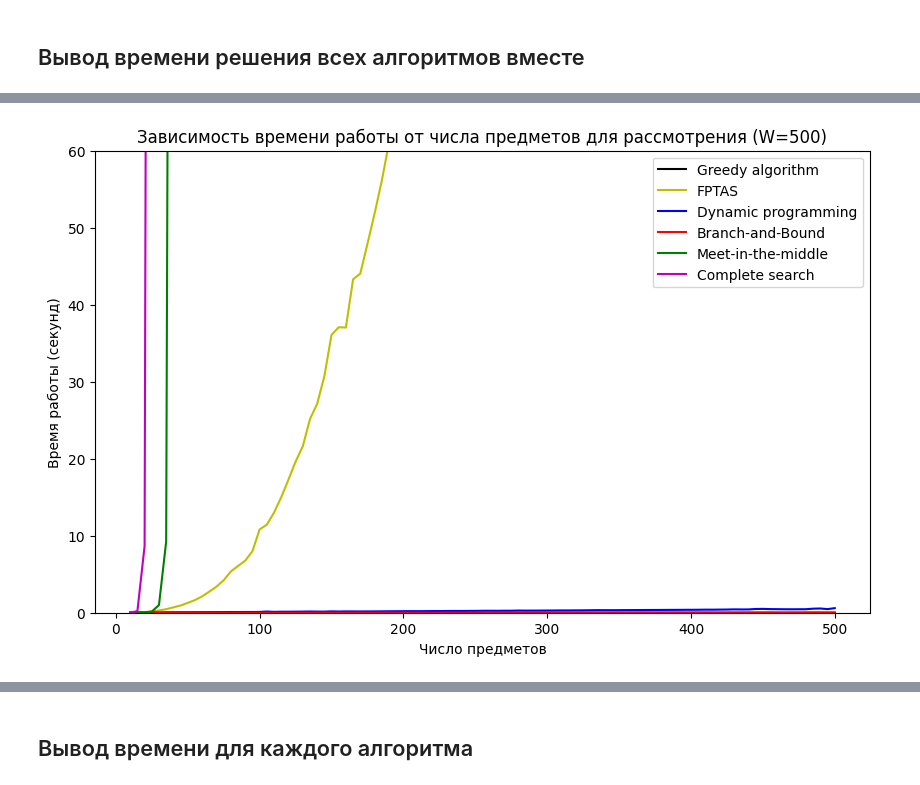
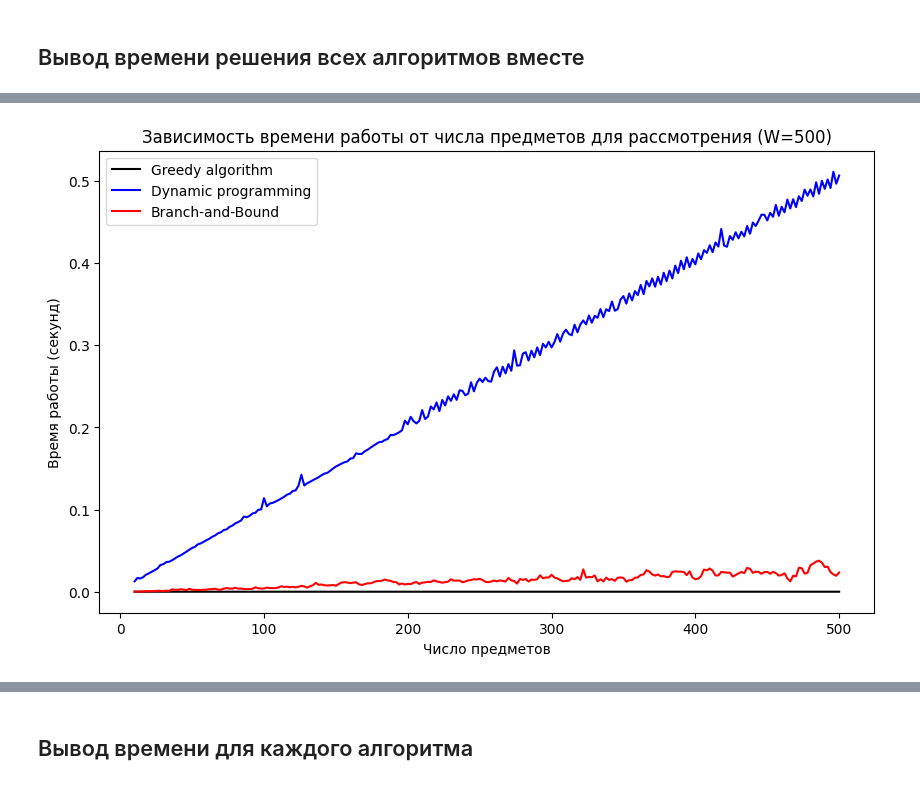
Before and after one commit to DenisKabanov/course_work_2024, a Jupyter notebook: task.ipynb, the cells around one changed output, grey strips where cells are left out. Cells and saved outputs as stored; diff of their text form; code cells hidden in the pictures.

```diff
--- a/task.ipynb
+++ b/task.ipynb
@@ -509,4 +514,7 @@ def compare_algs(algs: list, data: dict, W: list) -> dict:
     return average_time
 # %%
 algs = ["Greedy algorithm", "FPTAS", "Dynamic programming", "Branch-and-Bound", "Meet-in-the-middle", "Complete search"] # список названия алгоритмов для проверки
-average_time = compare_algs(algs, data, W) # считаем среднее время работы алгоритмов
+for alg in algs: # идём по рассматриваемым алгоритмам
+    print(f"Рассматривается алгоритм '{alg}'!")
+    working_time = calc_time(alg, data, W) # считаем время работы алгоритма
+    pd.DataFrame(working_time).to_csv(f"{RES_DIR}time_{alg}.csv") # сохраняем в формате csv
@@ -522,0 +690,6 @@ average_time = compare_algs(algs, data, W) # считаем среднее вр
+# %%
+algs = ["Branch-and-Bound unopt"] # список названия алгоритмов для проверки
+for alg in algs: # идём по рассматриваемым алгоритмам
+    print(f"Рассматривается алгоритм '{alg}'!")
+    working_time = calc_time(alg, data_unsorted, W) # считаем время работы алгоритма
+    pd.DataFrame(working_time).to_csv(f"{RES_DIR}time_{alg}.csv") # сохраняем в формате csv
@@ -523,2 +699,21 @@ average_time = compare_algs(algs, data, W) # считаем среднее вр
 # %% [markdown]
 ## Вывод времени решения всех алгоритмов вместе
+# %%
+average_times = {} # словарь под среднее время алгоритма
+w = W[0] # рассматриваемая вместимость рюкзака (500)
+algs = ["Greedy algorithm", "FPTAS", "Dynamic programming", "Branch-and-Bound", "Branch-and-Bound unopt", "Meet-in-the-middle", "Complete search"] # список названия алгоритмов для проверки
+for alg in algs: # идём по рассматриваемым алгоритмам
+    average_times[alg] = pd.read_csv(f"{RES_DIR}time_{alg}.csv", sep=",", index_col=0).loc[w].values # загружаем среднее время для алгоритма при w и всех рассмотренных n
+# %%
+plt.figure(figsize=(10,6)) # задание размера фигуры
+
+algs = ["Greedy algorithm", "FPTAS", "Dynamic programming", "Branch-and-Bound", "Meet-in-the-middle", "Complete search"] # список названия алгоритмов для проверки
+w = W[0] # рассматриваемая вместимость рюкзака (500)
+for alg in algs: # идём по рассматриваемым алгоритмам
+    plt.plot(N[:len(average_times[alg])], average_times[alg], color=COLORS[alg], label=alg) # строим график
+plt.title(f"Зависимость времени работы от числа предметов для рассмотрения (W={w})") # название фигуры
+plt.xlabel("Число предметов") # подпись по оси x
+plt.ylabel("Время работы (секунд)") # подпись по оси y
+plt.ylim([0, 60]) # ставим лимит по времени в секундах
+plt.legend() # отображение подписей графиков
+plt.show() # показ фигуры
@@ -525,20 +722,15 @@ average_time = compare_algs(algs, data, W) # считаем среднее вр
 # %%
 plt.figure(figsize=(10,6)) # задание размера фигуры
 
+algs = ["Greedy algorithm", "Dynamic programming", "Branch-and-Bound"] # список названия алгоритмов для проверки
 w = W[0] # рассматриваемая вместимость рюкзака (500)
-for alg in algs: # идём по названиям рассматриваемых алгоритмов
-    average_times = [] # список под среднее время алгоритма
-    for n in N: # идём по числу предметов для рюкзака
-        if alg in average_time[n][w].keys(): # если алгоритм справился с рассматриваемыми данными
-            average_times.append(average_time[n][w][alg]) # добавляем среднее время при числе переменных n для алгоритма alg в общий список
-    # average_times = np.log10(average_times).tolist() # приводи время к логарифмической шкале
-    plt.plot(N[:len(average_times)], average_times, color=COLORS[alg], label=alg) # строим график
-
+for alg in algs: # идём по рассматриваемым алгоритмам
+    plt.plot(N[:len(average_times[alg])], average_times[alg], color=COLORS[alg], label=alg) # строим график
 plt.title(f"Зависимость времени работы от числа предметов для рассмотрения (W={w})") # название фигуры
 plt.xlabel("Число предметов") # подпись по оси x
 plt.ylabel("Время работы (секунд)") # подпись по оси y
-plt.ylim([0, 60]) # ставим лимит по времени в секундах
+# plt.ylim([0, 60]) # ставим лимит по времени в секундах
 plt.legend() # отображение подписей графиков
 plt.show() # показ фигуры
 # %% [output]
-[figure, old version]
+[figure, new version]
```
Also changed, not shown: parts of 32 cells of this notebook, 9 other files.
